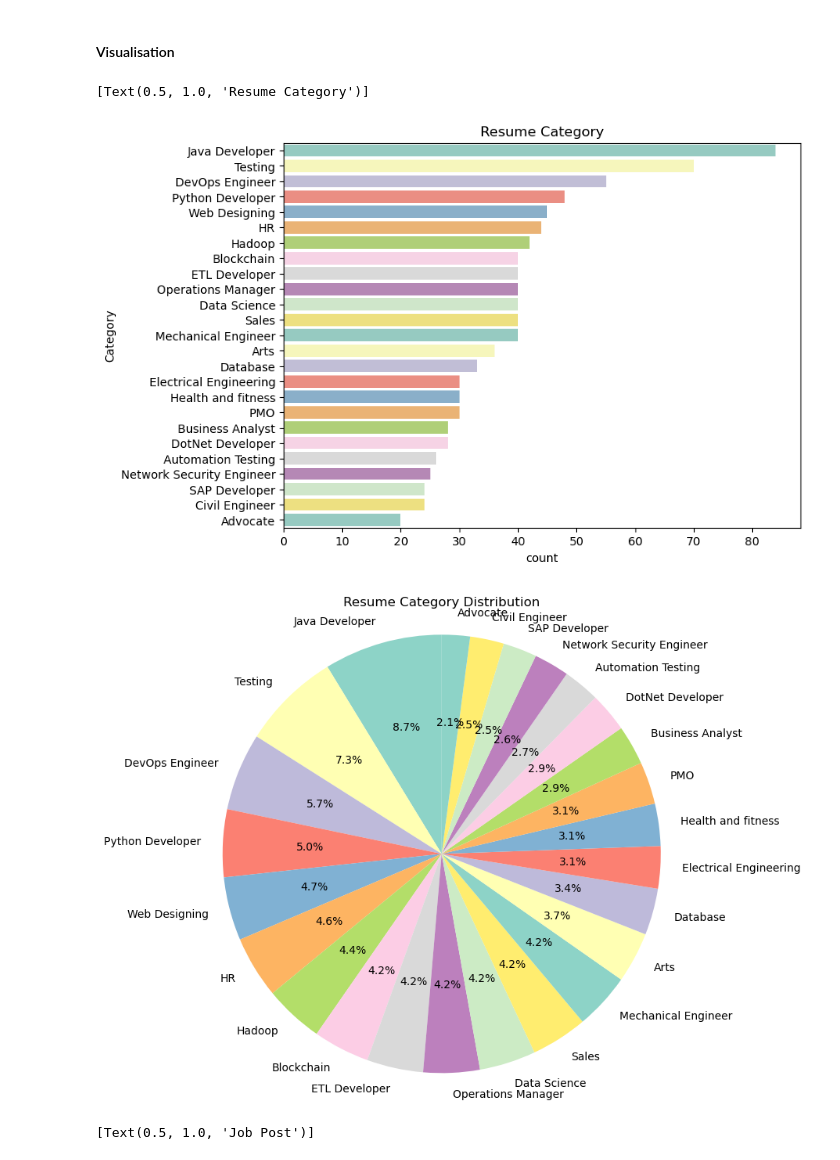
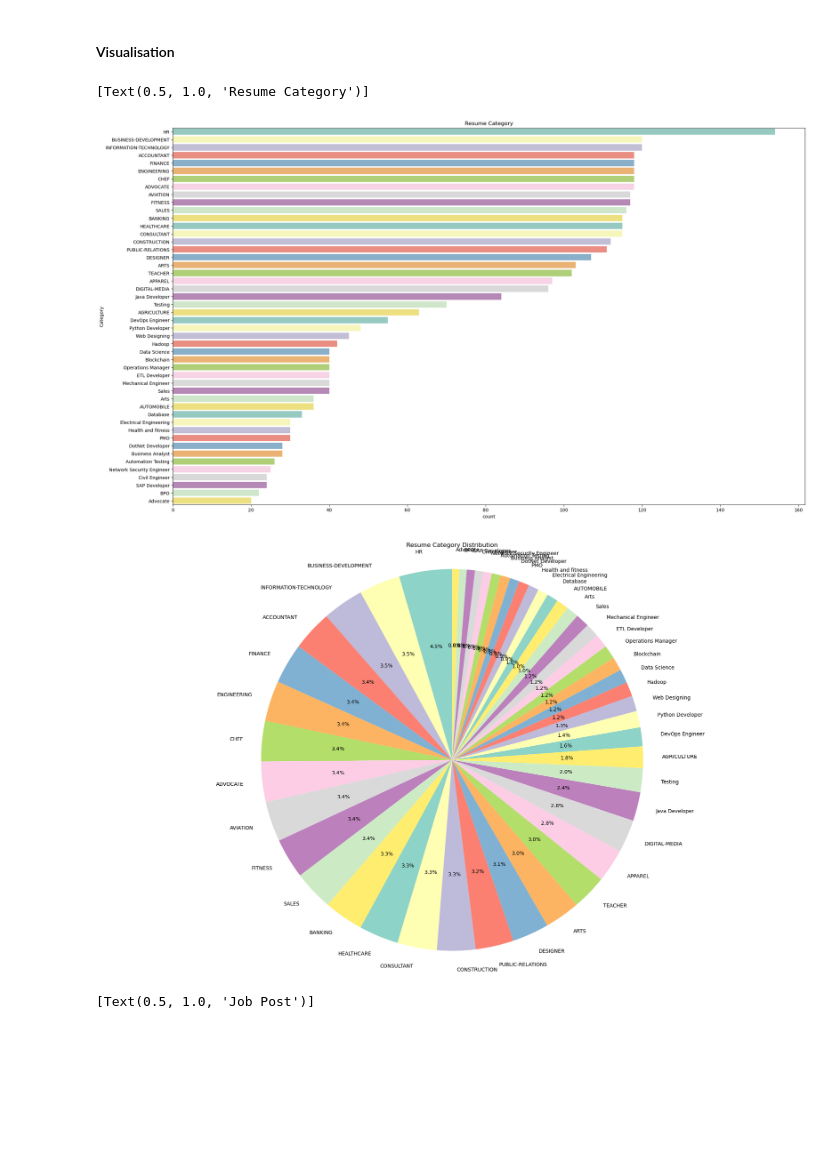
Before and after one commit to senghok510/Resume_matching, a Jupyter notebook: notebooks/data_preprocessing.ipynb, the cells around one changed output. Drawn from its saved outputs; the diff is of its cells as text; code cells hidden in the pictures; blank space fills up the shorter version.

```diff
--- a/notebooks/data_preprocessing.ipynb
+++ b/notebooks/data_preprocessing.ipynb
@@ -11,7 +11,7 @@ warnings.filterwarnings('ignore')
 # %%
 #Load the data
 job = pd.read_csv('/Users/macbookair/Desktop/project/Resume_Analyser/resume-job-matching/data/job_title_des.csv')
-resume = pd.read_csv('/Users/macbookair/Desktop/project/Resume_Analyser/resume-job-matching/data/UpdatedResumeDataSet.csv')
+resume = pd.read_csv('/Users/macbookair/Desktop/project/Resume_Analyser/resume-job-matching/data/UpdatedResumeDataSet_with_extracted_text.csv')
 # %%
 pd.set_option('max_colwidth', 800)
 # %% [markdown]
@@ -188,22 +188,22 @@ There is no missing value in our datasets which is good for the model.
 #### Visualisation
 # %%
 import seaborn as sns
-plt.figure(figsize=(8,6))
+plt.figure(figsize=(25,15))
 sns.countplot(y="Category" , palette="Set3", data=resume, order = resume['Category'].value_counts().index).set(title='Resume Category')
 # %% [output]
 [Text(0.5, 1.0, 'Resume Category')]
-[figure, old version]
+[figure, new version]
 # %%
 category_counts = resume['Category'].value_counts()
 
 # Plot pie chart
-plt.figure(figsize=(10, 8))
+plt.figure(figsize=(25, 15))
 plt.pie(category_counts, labels=category_counts.index, autopct='%1.1f%%', colors=sns.color_palette("Set3", len(category_counts)), startangle=90)
 plt.title('Resume Category Distribution')
 plt.axis('equal')
 plt.show()
 # %% [output]
-[figure, old version]
+[figure, new version]
 # %%
 import seaborn as sns
 plt.figure(figsize=(8,6))
```
Also changed, not shown: parts of 16 cells of this notebook, 3 other files.
